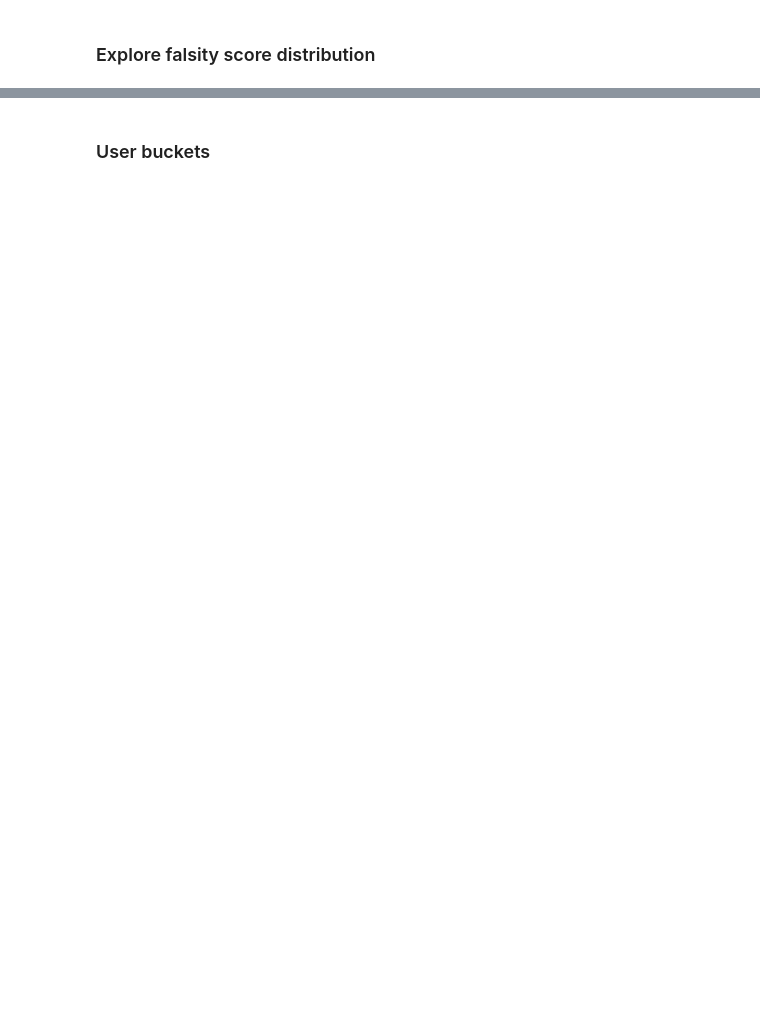
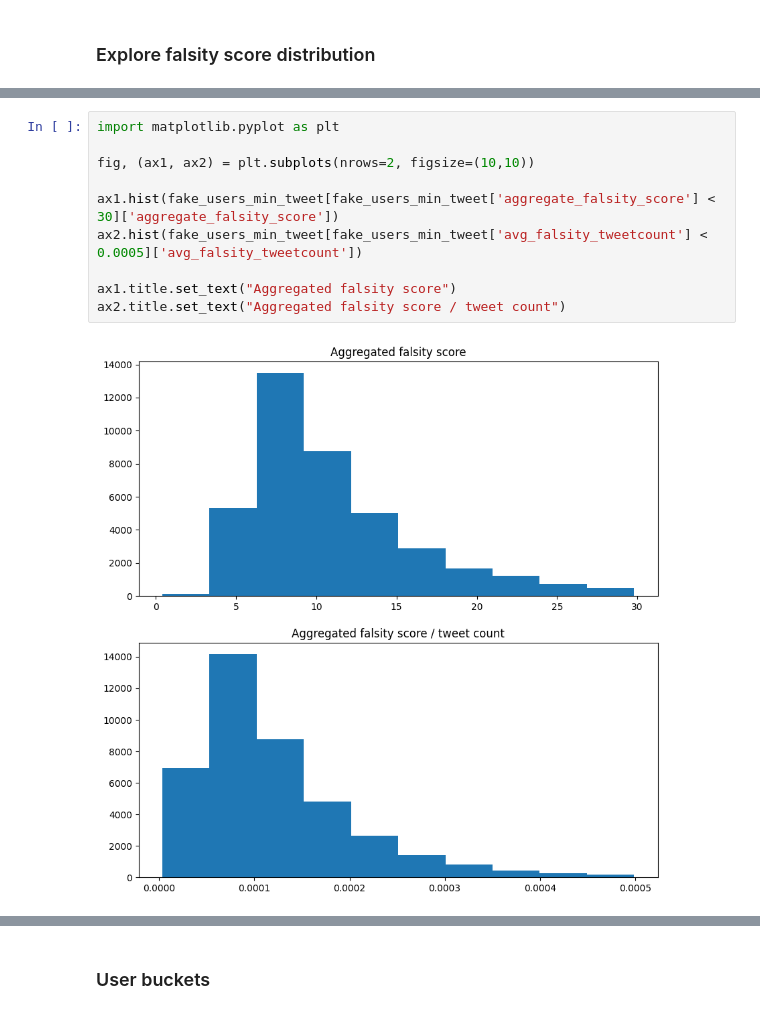
Before and after one commit to lrnz-asnprs/tweet-collector, a Jupyter notebook: fake_collector/notebooks/laurenz_notebook.ipynb, the cells around one changed output, grey strips where cells are left out. Cells and saved outputs as stored; diff of their text form; blank space fills up the shorter version.

```diff
--- a/fake_collector/notebooks/laurenz_notebook.ipynb
+++ b/fake_collector/notebooks/laurenz_notebook.ipynb
@@ -182,0 +188,12 @@ temp_falsity_score
+# %%
+import matplotlib.pyplot as plt
+
+fig, (ax1, ax2) = plt.subplots(nrows=2, figsize=(10,10))
+
+ax1.hist(fake_users_min_tweet[fake_users_min_tweet['aggregate_falsity_score'] < 30]['aggregate_falsity_score'])
+ax2.hist(fake_users_min_tweet[fake_users_min_tweet['avg_falsity_tweetcount'] < 0.0005]['avg_falsity_tweetcount'])
+
+ax1.title.set_text("Aggregated falsity score")
+ax2.title.set_text("Aggregated falsity score / tweet count")
+# %% [output]
+[figure, added]
```
Also changed, not shown: parts of 84 cells of this notebook, 3 other files.
